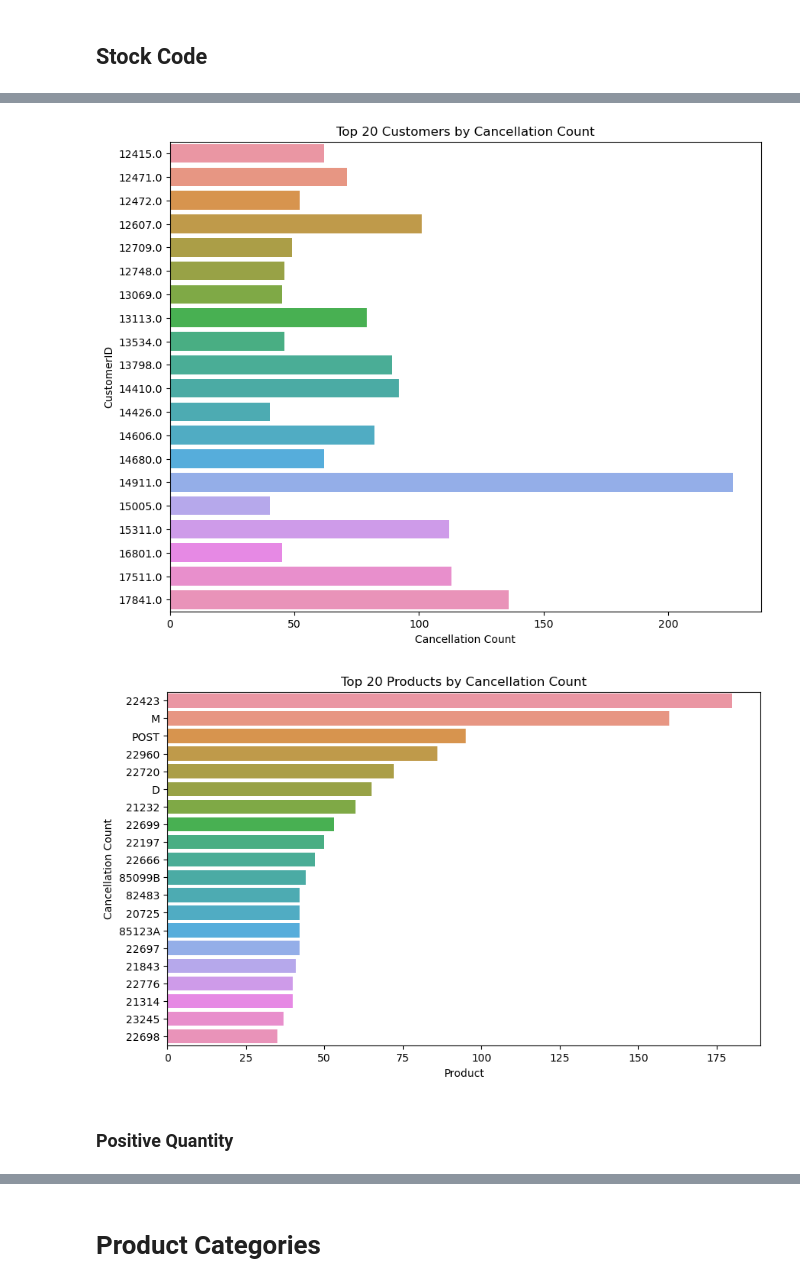
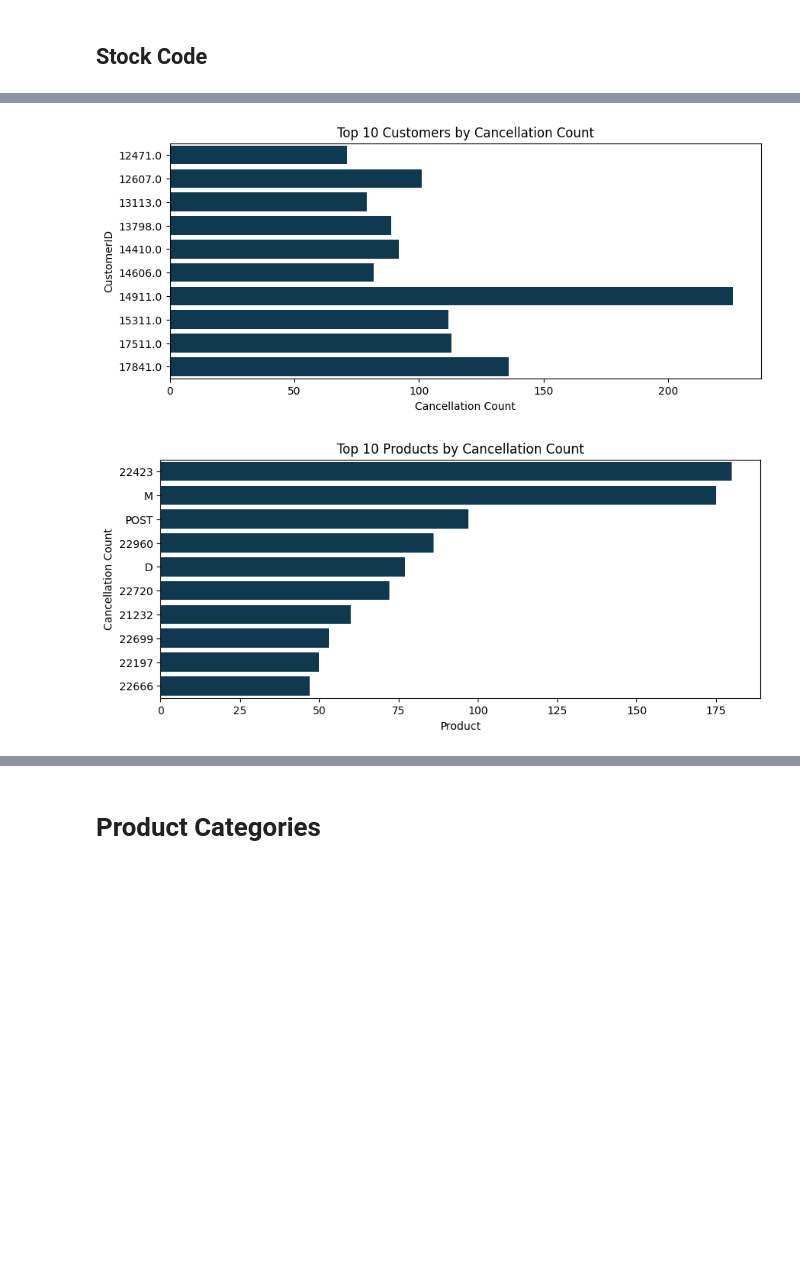
Before and after one commit to shubhjadhav/Customer-Segmentation, a Jupyter notebook: Code/customer-segmentation.ipynb, the cells around one changed output, grey strips where cells are left out. Cells and saved outputs as stored; diff of their text form; code cells hidden in the pictures; blank space fills up the shorter version.

Commit message:
Removing cancelled orders and corresponding orders

```diff
--- a/Code/customer-segmentation.ipynb
+++ b/Code/customer-segmentation.ipynb
@@ -150,3 +135,0 @@ Number of Duplicates in the Dataset (5281, 8)
-# %%
-invoice_df = invoice_df.drop_duplicates(subset=['InvoiceNo', "StockCode", "Quantity"])
-print("Number of Records after dropping duplicates", invoice_df.shape)
@@ -232,6 +218,5 @@ CRUK            -> CRUK Commission
 # %%
-neg_invoice_df = invoice_df[invoice_df.price<0]
-pos_invoice_df = invoice_df[invoice_df.price<0]
-print(neg_invoice_df.shape)
+neg_invoice_df = invoice_df[invoice_df.Quantity<0]
+print(f"Number of Negative Invoice records: {neg_invoice_df.shape[0]}")
 neg_invoice_df.head()
 # %% [output]
@@ -279,8 +251,0 @@ neg_quant_invoice_df.head()
-# %%
-neg_invoice_df = neg_invoice_df.merge(invoice_df, how='left', on=['StockCode','CustomerID'])
-condition1 = (abs(neg_invoice_df.price_x) == neg_invoice_df.price_y)
-condition2 = (abs(neg_invoice_df.Quantity_x) == neg_invoice_df.Quantity_y)
-condition3 = neg_invoice_df.InvoiceDate_x > neg_invoice_df.InvoiceDate_y
-neg_invoice_df = neg_invoice_df[condition1 & condition2 & condition3]
-neg_invoice_df
-# neg_invoice_df.to_csv('a.csv')
@@ -517,12 +278,17 @@ Customer Analysis:
+# %%
+cancelled_orders = neg_invoice_df.copy()
+cancelled_orders.set_index('InvoiceDate', inplace=True)
 # %%
-top_customers = customer_analysis.sort_values(by='CancellationCount', ascending=False).head(20)
+# Customer Analysis
+customer_analysis = cancelled_orders.groupby('CustomerID').size().reset_index(name='CancellationCount')
+top_customers = customer_analysis.sort_values(by='CancellationCount', ascending=False).head(10)
 
-# Visualize Top 20 Customers with horizontal bar chart
-plt.figure(figsize=(10, 8))
-sns.barplot(y='CustomerID', x='CancellationCount', data=top_customers, orient='h')
-plt.title('Top 20 Customers by Cancellation Count')
+# Visualize Top 10 Customers with horizontal bar chart
+plt.figure(figsize=(10, 4))
+sns.barplot(y='CustomerID', x='CancellationCount', data=top_customers, orient='h', color='#033C5A')
+plt.title('Top 10 Customers by Cancellation Count')
 plt.xlabel('Cancellation Count')
 plt.ylabel('CustomerID')
 plt.show()
 # %% [output]
-[figure, old version]
+[figure, new version]
@@ -533,11 +295,13 @@ top_products = product_analysis.sort_values(by='CancellationCount', ascending=Fa
 # %%
-plt.figure(figsize=(10, 6))
-sns.barplot(y='StockCode', x='CancellationCount', data=top_products, orient='h')
-plt.title('Top 20 Products by Cancellation Count')
+# Product Analysis
+product_analysis = cancelled_orders.groupby('StockCode').size().reset_index(name='CancellationCount')
+top_products = product_analysis.sort_values(by='CancellationCount', ascending=False).head(10)
+
+plt.figure(figsize=(10, 4))
+sns.barplot(y='StockCode', x='CancellationCount', data=top_products, orient='h', color='#033C5A')
+plt.title('Top 10 Products by Cancellation Count')
 plt.xlabel('Product')
 plt.ylabel('Cancellation Count')
 plt.show()
 # %% [output]
-[figure, old version]
+[figure, new version]
-# %% [markdown]
-### Positive Quantity
```
Also changed, not shown: parts of 67 cells of this notebook.
